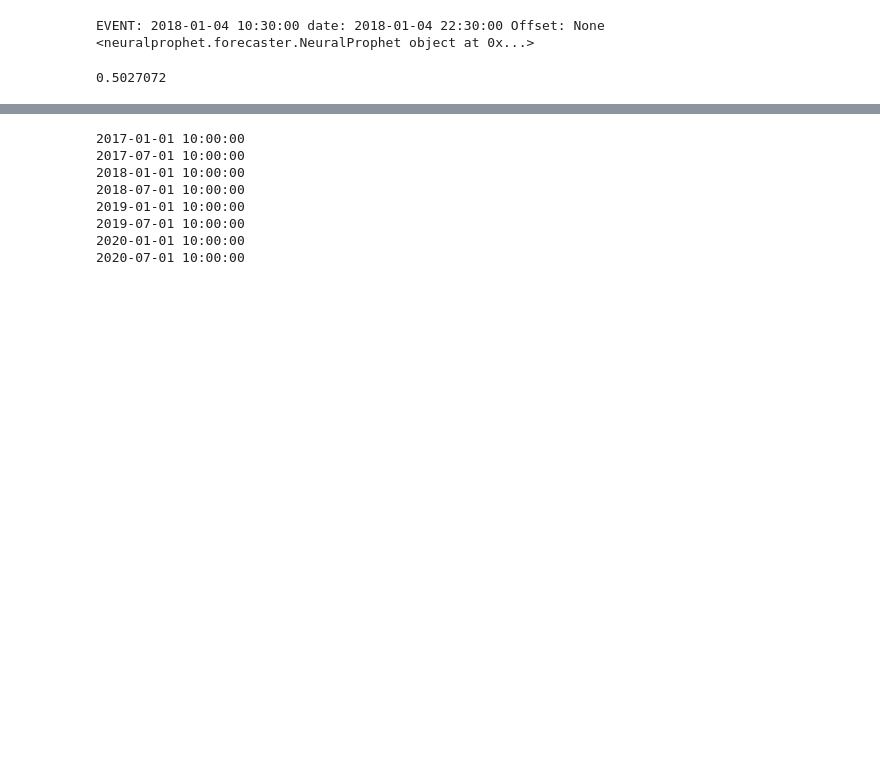
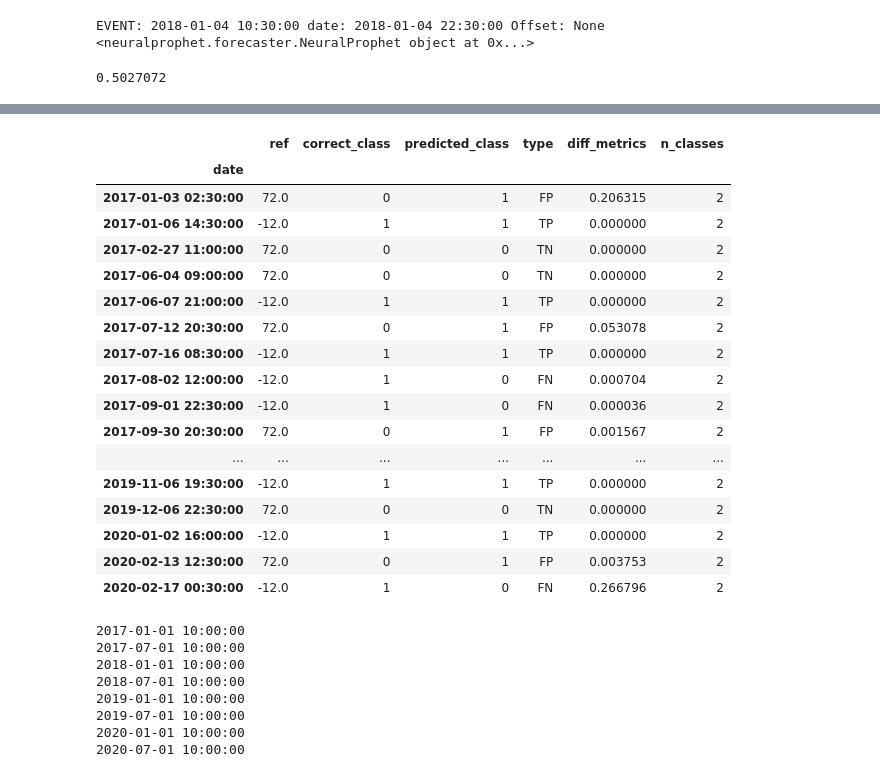
Before and after one commit to carloscanodomingo/NeuralProphetEQ, a Jupyter notebook: neuralProphet.ipynb, the cells around one changed output, grey strips where cells are left out. Saved outputs shown, nothing was run; the diff lists cells and outputs as text; code cells hidden in the pictures; blank space fills up the shorter version.

```diff
--- a/neuralProphet.ipynb
+++ b/neuralProphet.ipynb
@@ -209,0 +356,22 @@ df
+# %%
+df = df.loc[(df["ref"] == -12) | (df["ref"] == 72.0)]
+NPw.print_df(df)
+# %% [output]
+|  | ref | correct_class | predicted_class | type | diff_metrics | n_classes |
+| date |  |  |  |  |  |  |
+| 2017-01-03 02:30:00 | 72.0 | 0 | 1 | FP | 0.206315 | 2 |
+| 2017-01-06 14:30:00 | -12.0 | 1 | 1 | TP | 0.000000 | 2 |
+| 2017-02-27 11:00:00 | 72.0 | 0 | 0 | TN | 0.000000 | 2 |
+| 2017-06-04 09:00:00 | 72.0 | 0 | 0 | TN | 0.000000 | 2 |
+| 2017-06-07 21:00:00 | -12.0 | 1 | 1 | TP | 0.000000 | 2 |
+| 2017-07-12 20:30:00 | 72.0 | 0 | 1 | FP | 0.053078 | 2 |
+| 2017-07-16 08:30:00 | -12.0 | 1 | 1 | TP | 0.000000 | 2 |
+| 2017-08-02 12:00:00 | -12.0 | 1 | 0 | FN | 0.000704 | 2 |
+| 2017-09-01 22:30:00 | -12.0 | 1 | 0 | FN | 0.000036 | 2 |
+| 2017-09-30 20:30:00 | 72.0 | 0 | 1 | FP | 0.001567 | 2 |
+| ... | ... | ... | ... | ... | ... | ... |
+| 2019-11-06 19:30:00 | -12.0 | 1 | 1 | TP | 0.000000 | 2 |
+| 2019-12-06 22:30:00 | 72.0 | 0 | 0 | TN | 0.000000 | 2 |
+| 2020-01-02 16:00:00 | -12.0 | 1 | 1 | TP | 0.000000 | 2 |
+| 2020-02-13 12:30:00 | 72.0 | 0 | 1 | FP | 0.003753 | 2 |
+| 2020-02-17 00:30:00 | -12.0 | 1 | 0 | FN | 0.266796 | 2 |
```
Also changed, not shown: parts of 9 cells of this notebook, 3 other files.
